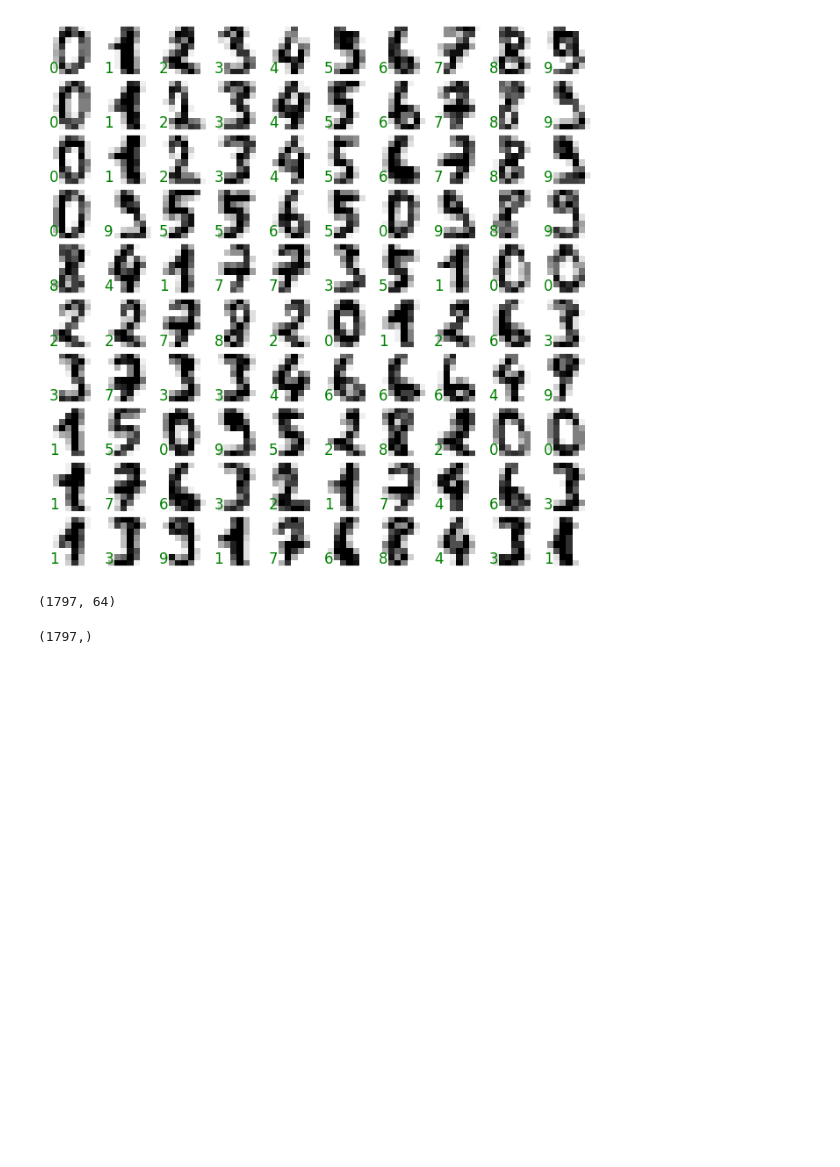
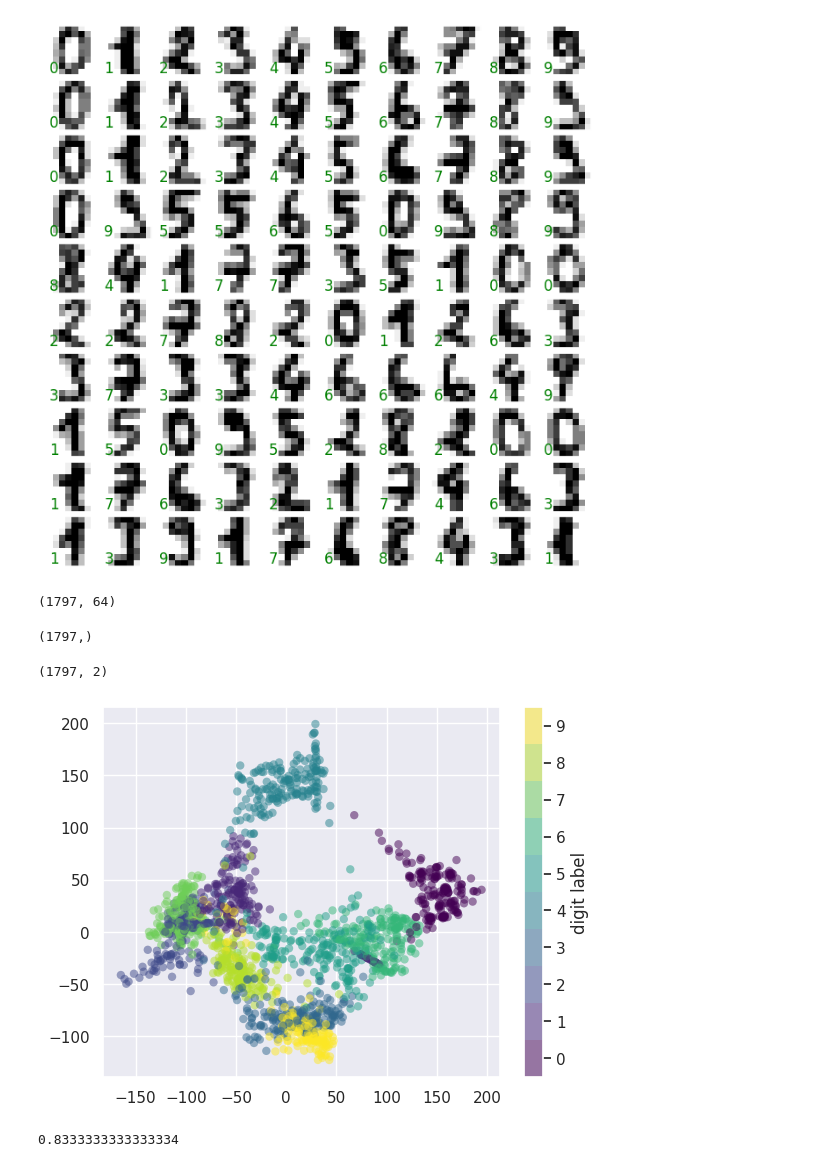
Before and after one commit to daf01-web/Mineria-de-Datos, a Jupyter notebook: Segundo Parcial.ipynb, the cells around one changed output. Saved outputs shown, nothing was run; the diff lists cells and outputs as text; code cells hidden in the pictures; blank space fills up the shorter version.

```diff
--- a/Segundo Parcial.ipynb
+++ b/Segundo Parcial.ipynb
@@ -188,3 +188,19 @@ y = digits.target
 y.shape
 # %% [output]
 (1797,)
+# %%
+from sklearn.manifold import Isomap
+iso = Isomap(n_components=2)
+iso.fit(digits.data)
+data_projected = iso.transform(digits.data)
+data_projected.shape
+# %% [output]
+(1797, 2)
+# %%
+plt.scatter(data_projected[:, 0], data_projected[:, 1], c=digits.target,
+            edgecolor='none', alpha=0.5,
+            cmap=plt.cm.get_cmap('viridis', 10))
+plt.colorbar(label='digit label', ticks=range(10))
+plt.clim(-0.5, 9.5);
+# %% [output]
+[figure, added]
@@ -190,0 +214,5 @@ y.shape
+# %%
+from sklearn.metrics import accuracy_score
+accuracy_score(ytest, y_model)
+# %% [output]
+0.8333333333333334
```
Also changed, not shown: parts of 3 cells of this notebook.
